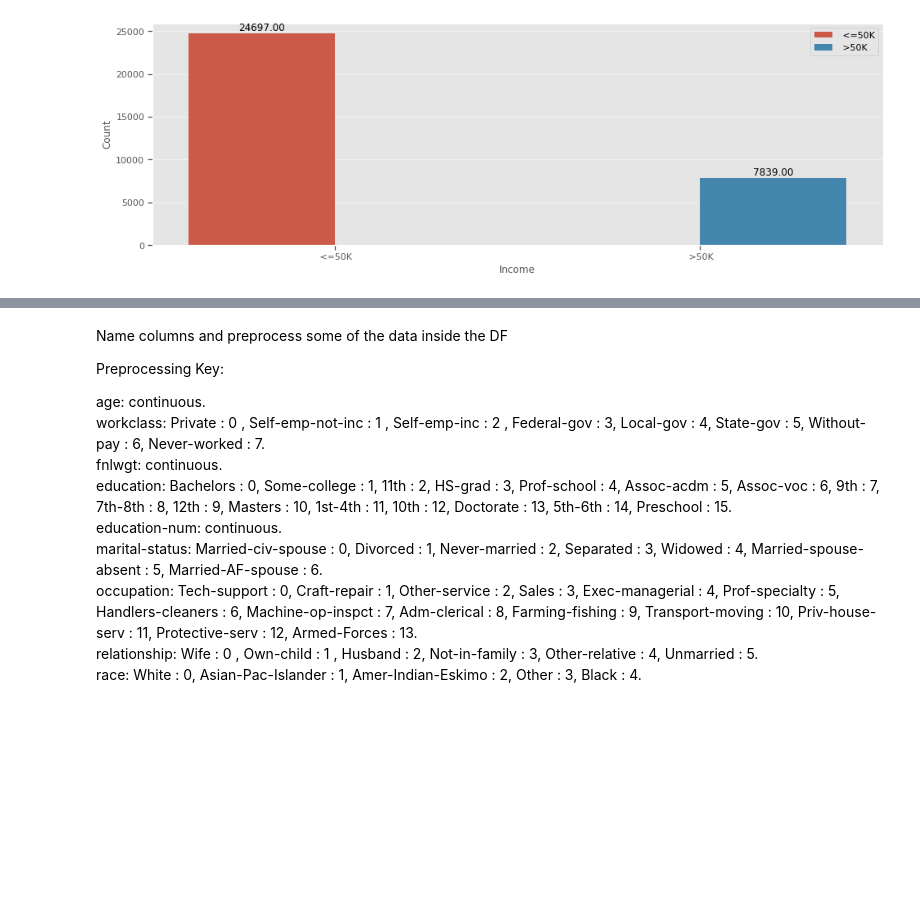
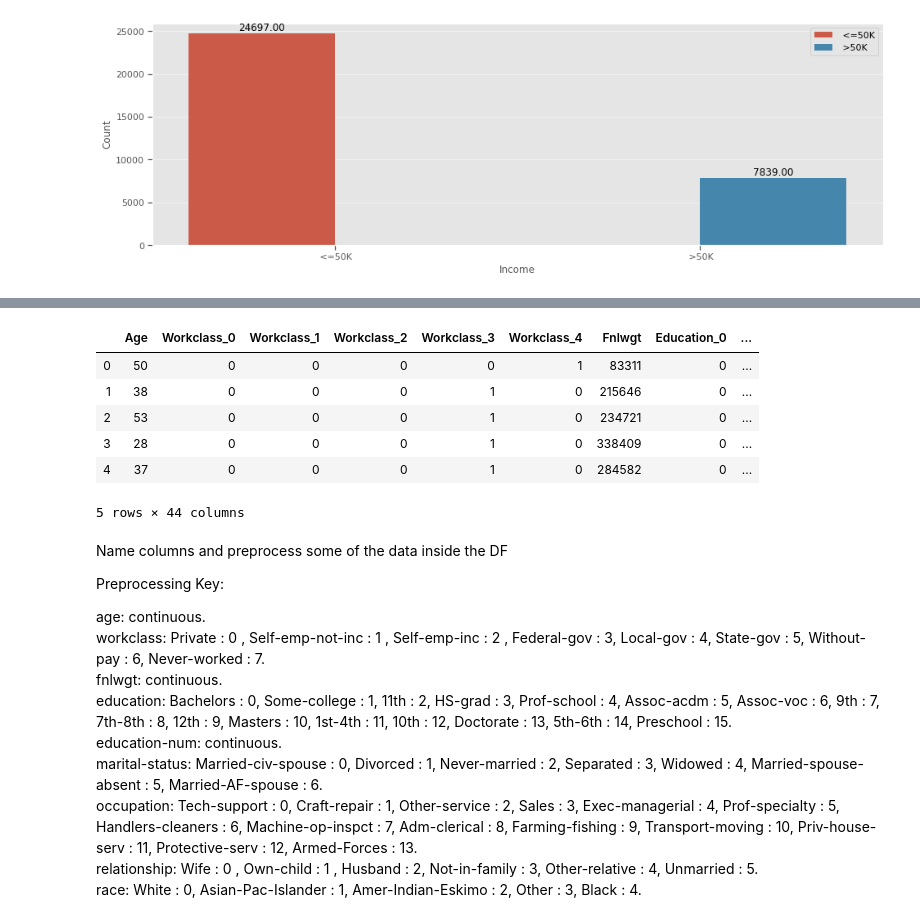
Before and after one commit to rkrishn7/CSE146_Final, a Jupyter notebook: Project.ipynb, the cells around one changed output, grey strips where cells are left out. Cells and saved outputs as stored; diff of their text form; code cells hidden in the pictures; blank space fills up the shorter version.

```diff
--- a/Project.ipynb
+++ b/Project.ipynb
@@ -222,3 +216,20 @@ sns.heatmap(round(df.corr(), 2),cmap='coolwarm',annot=True)
+# %%
+#binary encoding -- >ideal for decision tree and naive bayes
+import category_encoders as ce
+df_BE = df
+for col in catcols:
+    encoder = ce.BinaryEncoder(cols=[col]) #get ones for each feature
+    df_BE = encoder.fit_transform(df_BE) #merge to dataset
+df_BE.shape
+df_BE.head()
+# %% [output]
+|  | Age | Workclass_0 | Workclass_1 | Workclass_2 | Workclass_3 | Workclass_4 | Fnlwgt | Education_0 | ... |
+| 0 | 50 | 0 | 0 | 0 | 0 | 1 | 83311 | 0 | ... |
+| 1 | 38 | 0 | 0 | 0 | 1 | 0 | 215646 | 0 | ... |
+| 2 | 53 | 0 | 0 | 0 | 1 | 0 | 234721 | 0 | ... |
+| 3 | 28 | 0 | 0 | 0 | 1 | 0 | 338409 | 0 | ... |
+| 4 | 37 | 0 | 0 | 0 | 1 | 0 | 284582 | 0 | ... |
+5 rows × 44 columns
 # %% [markdown]
 Name columns and preprocess some of the data inside the DF
 
```
Also changed, not shown: parts of 5 cells of this notebook.
